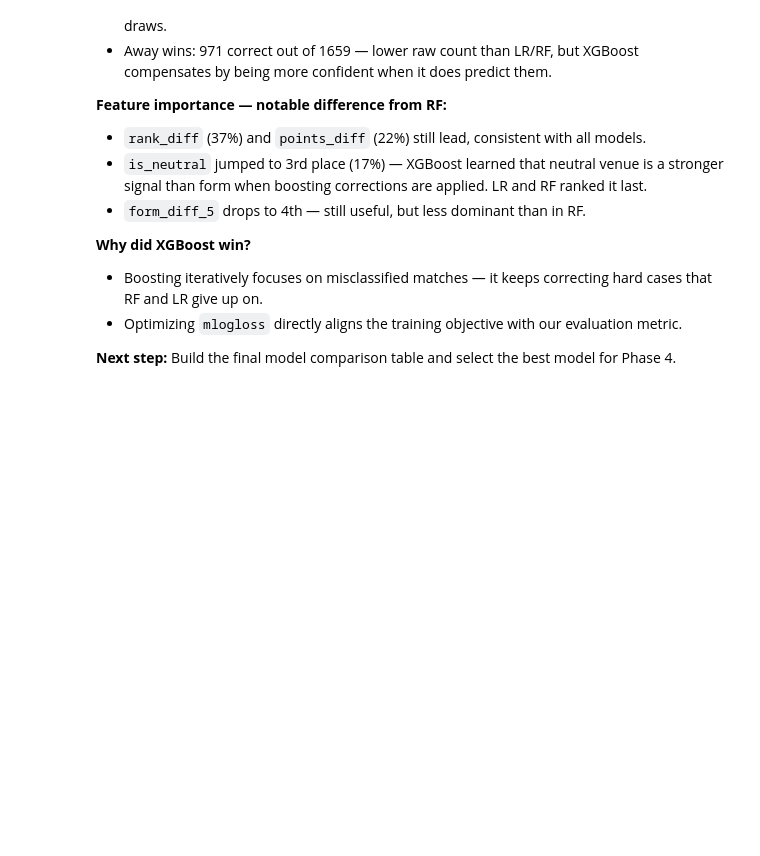
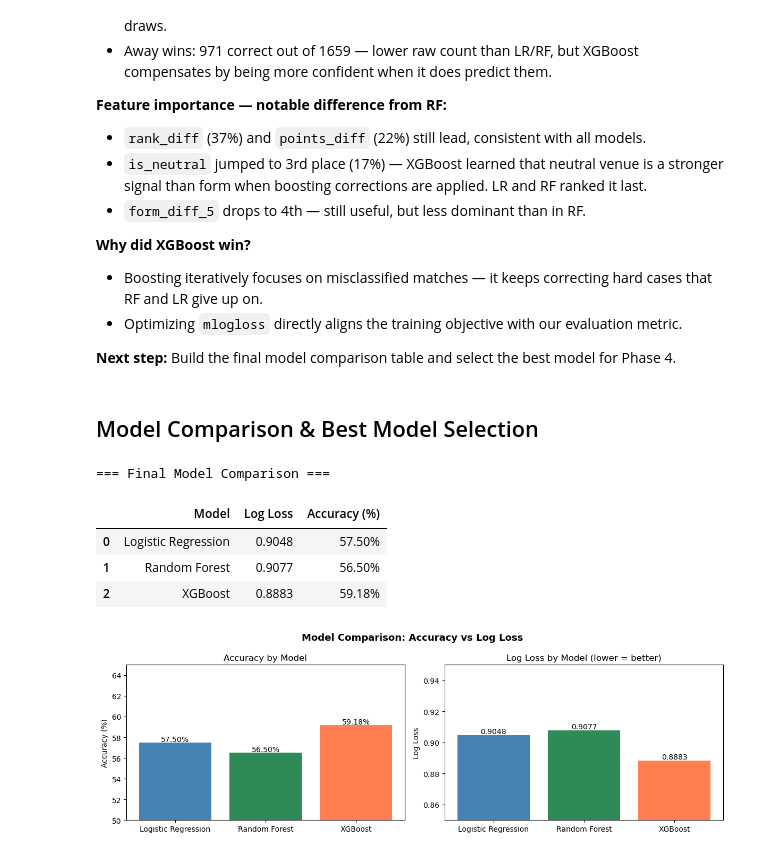
Before and after one commit to Alejandromarchesini12/fifa-worldcup-ml-simulation, a Jupyter notebook: notebooks/Phase3_ML_Models.ipynb, the cells around one changed output. Drawn from its saved outputs; the diff is of its cells as text; code cells hidden in the pictures; blank space fills up the shorter version.

Commit message:
Complete Phase 3 - Model comparison and best model export

```diff
--- a/notebooks/Phase3_ML_Models.ipynb
+++ b/notebooks/Phase3_ML_Models.ipynb
@@ -667,3 +667,54 @@ Feature Importances (XGBoost):
 - Optimizing `mlogloss` directly aligns the training objective with our evaluation metric.
 
 **Next step:** Build the final model comparison table and select the best model for Phase 4.
+# %% [markdown]
+## Model Comparison & Best Model Selection
+# %%
+import matplotlib.patches as mpatches
+
+# Build comparison table
+comparison_df = pd.DataFrame({
+    "Model":    ["Logistic Regression", "Random Forest", "XGBoost"],
+    "Accuracy": [lr_accuracy, rf_accuracy, xgb_accuracy],
+    "Log Loss": [lr_logloss, rf_logloss, xgb_logloss]
+})
+
+comparison_df["Accuracy (%)"] = (comparison_df["Accuracy"] * 100).round(2)
+comparison_df = comparison_df.drop(columns="Accuracy")
+
+# Highlight best value in each column
+print("=== Final Model Comparison ===")
+display(comparison_df.style
+    .highlight_min(subset=["Log Loss"], color="green")
+    .highlight_max(subset=["Accuracy (%)"], color="green")
+    .format({"Accuracy (%)": "{:.2f}%", "Log Loss": "{:.4f}"})
+)
+
+# Bar chart comparison
+fig, axes = plt.subplots(1, 2, figsize=(12, 4))
+models = comparison_df["Model"]
+
+axes[0].bar(models, comparison_df["Accuracy (%)"], color=["steelblue", "seagreen", "coral"])
+axes[0].set_title("Accuracy by Model")
+axes[0].set_ylabel("Accuracy (%)")
+axes[0].set_ylim(50, 65)
+for i, v in enumerate(comparison_df["Accuracy (%)"]):
+    axes[0].text(i, v + 0.1, f"{v:.2f}%", ha="center", fontsize=10)
+
+axes[1].bar(models, comparison_df["Log Loss"], color=["steelblue", "seagreen", "coral"])
+axes[1].set_title("Log Loss by Model (lower = better)")
+axes[1].set_ylabel("Log Loss")
+axes[1].set_ylim(0.85, 0.95)
+for i, v in enumerate(comparison_df["Log Loss"]):
+    axes[1].text(i, v + 0.001, f"{v:.4f}", ha="center", fontsize=10)
+
+plt.suptitle("Model Comparison: Accuracy vs Log Loss", fontsize=13, fontweight="bold")
+plt.tight_layout()
+plt.show()
+# %% [output]
+=== Final Model Comparison ===
+|  | Model | Log Loss | Accuracy (%) |
+| 0 | Logistic Regression | 0.9048 | 57.50% |
+| 1 | Random Forest | 0.9077 | 56.50% |
+| 2 | XGBoost | 0.8883 | 59.18% |
+[figure, added]
```
Also changed, not shown: parts of 2 cells of this notebook, 4 other files.
